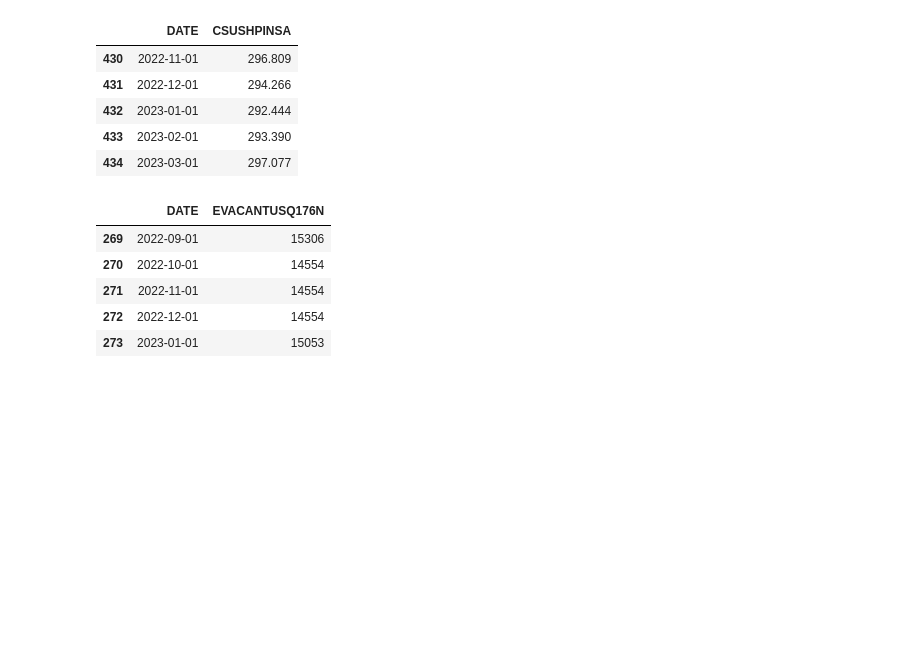
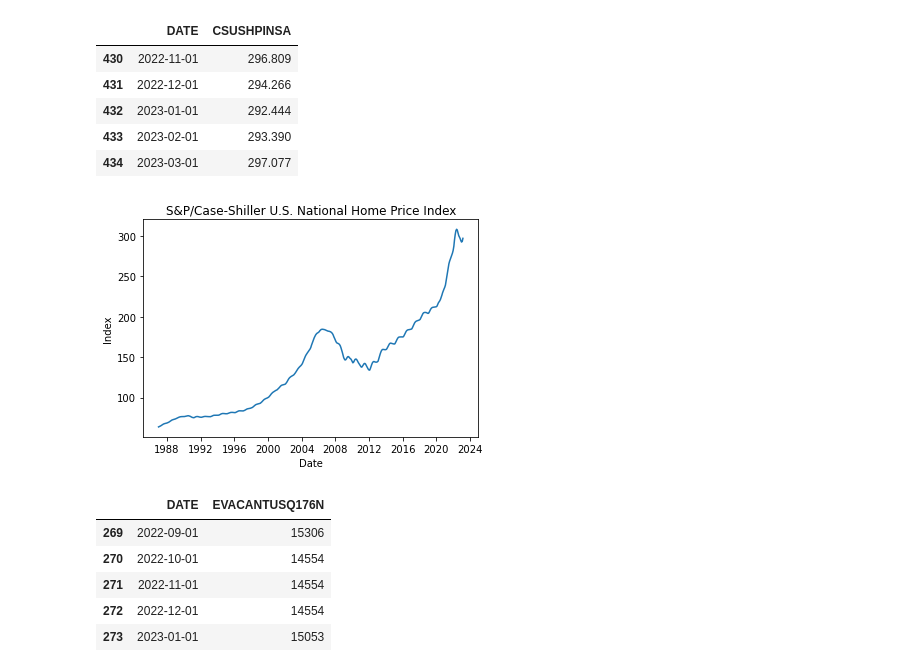
Before and after one commit to CptSasquatch/project-4, a Jupyter notebook: jason/tidy_data.ipynb, the cells around one changed output. Drawn from its saved outputs; the diff is of its cells as text; code cells hidden in the pictures; blank space fills up the shorter version.

```diff
--- a/jason/tidy_data.ipynb
+++ b/jason/tidy_data.ipynb
@@ -4,7 +4,7 @@ import numpy as np
 import matplotlib.pyplot as plt
 # %%
 # Read in the data
-csushpinsa_df = pd.read_csv('data\CSUSHPINSA.csv')
+csushpinsa_df = pd.read_csv('data/CSUSHPINSA.csv')
 # Convert the date column to datetime
 csushpinsa_df['DATE'] = pd.to_datetime(csushpinsa_df['DATE'])
 csushpinsa_df.tail()
@@ -15,5 +15,14 @@ csushpinsa_df.tail()
 | 432 | 2023-01-01 | 292.444 |
 | 433 | 2023-02-01 | 293.390 |
 | 434 | 2023-03-01 | 297.077 |
+# %%
+# Plot S&P/Case-Shiller U.S. National Home Price Index
+plt.plot(csushpinsa_df['DATE'], csushpinsa_df['CSUSHPINSA'])
+plt.title('S&P/Case-Shiller U.S. National Home Price Index')
+plt.xlabel('Date')
+plt.ylabel('Index')
+plt.show()
+# %% [output]
+[figure, added]
 # %%
 # read in the data
```
Also changed, not shown: parts of 20 cells of this notebook, 3 other files.
